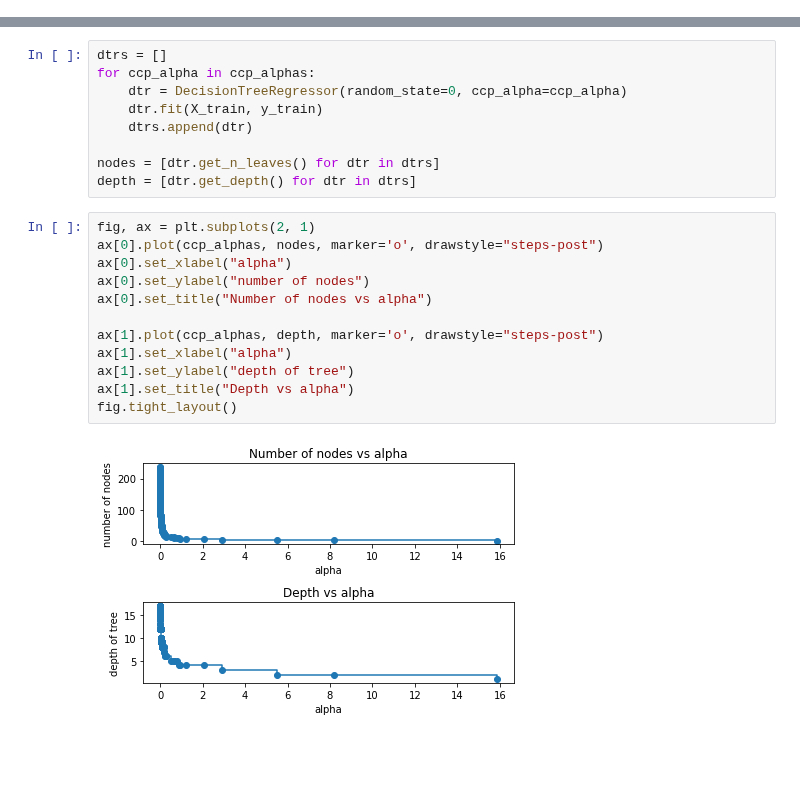
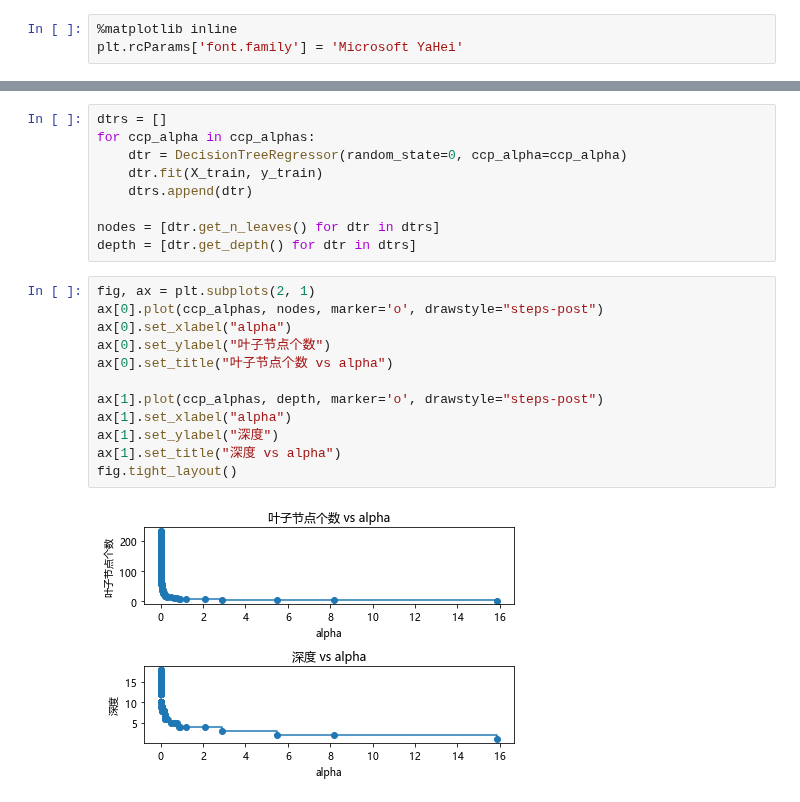
Before and after one commit to WHUFT/WHU_FinTech_Workshop, a Jupyter notebook: 10-研究方法学习班/12-机器学习/07-树方法/8.1 树方法简介.ipynb, the cells around one changed output, grey strips where cells are left out. Saved outputs shown, nothing was run; the diff lists cells and outputs as text; blank space fills up the shorter version.

```diff
--- a/10-研究方法学习班/12-机器学习/07-树方法/8.1 树方法简介.ipynb
+++ b/10-研究方法学习班/12-机器学习/07-树方法/8.1 树方法简介.ipynb
@@ -526,0 +106,3 @@ plt.show()
+# %%
+%matplotlib inline
+plt.rcParams['font.family'] = 'Microsoft YaHei'
@@ -536,17 +409,17 @@ depth = [dtr.get_depth() for dtr in dtrs]
 # %%
 fig, ax = plt.subplots(2, 1)
 ax[0].plot(ccp_alphas, nodes, marker='o', drawstyle="steps-post")
 ax[0].set_xlabel("alpha")
-ax[0].set_ylabel("number of nodes")
-ax[0].set_title("Number of nodes vs alpha")
+ax[0].set_ylabel("叶子节点个数")
+ax[0].set_title("叶子节点个数 vs alpha")
 
 ax[1].plot(ccp_alphas, depth, marker='o', drawstyle="steps-post")
 ax[1].set_xlabel("alpha")
-ax[1].set_ylabel("depth of tree")
-ax[1].set_title("Depth vs alpha")
+ax[1].set_ylabel("深度")
+ax[1].set_title("深度 vs alpha")
 fig.tight_layout()
 # %% [output]
-[figure, old version]
+[figure, new version]
 # %%
 train_scores = [dtr.score(X_train, y_train) for dtr in dtrs]
 test_scores = [dtr.score(X_test, y_test) for dtr in dtrs]
```
Also changed, not shown: parts of 128 cells of this notebook, 5 other files.
